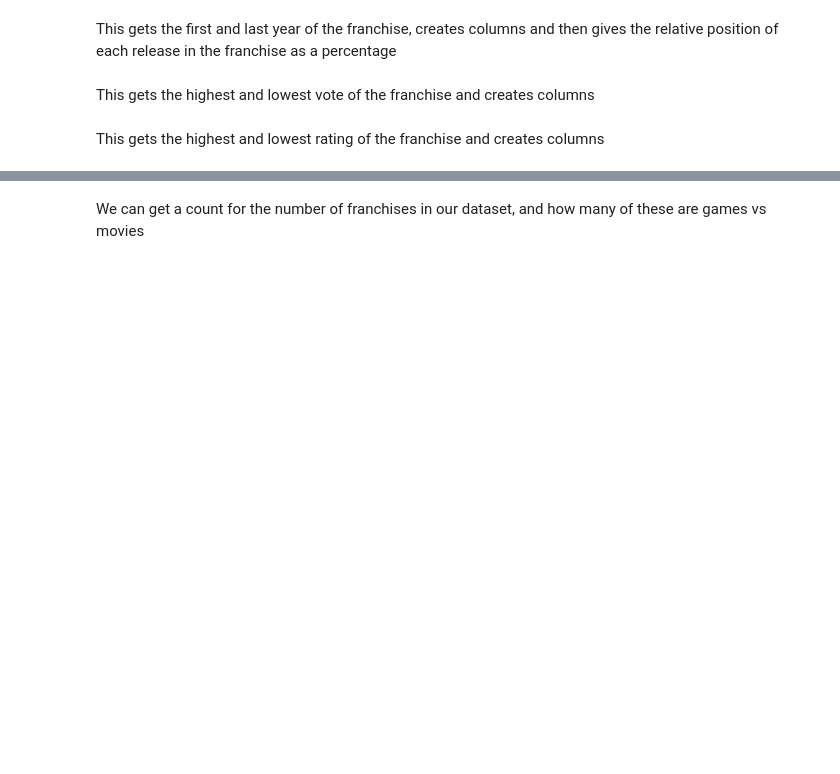
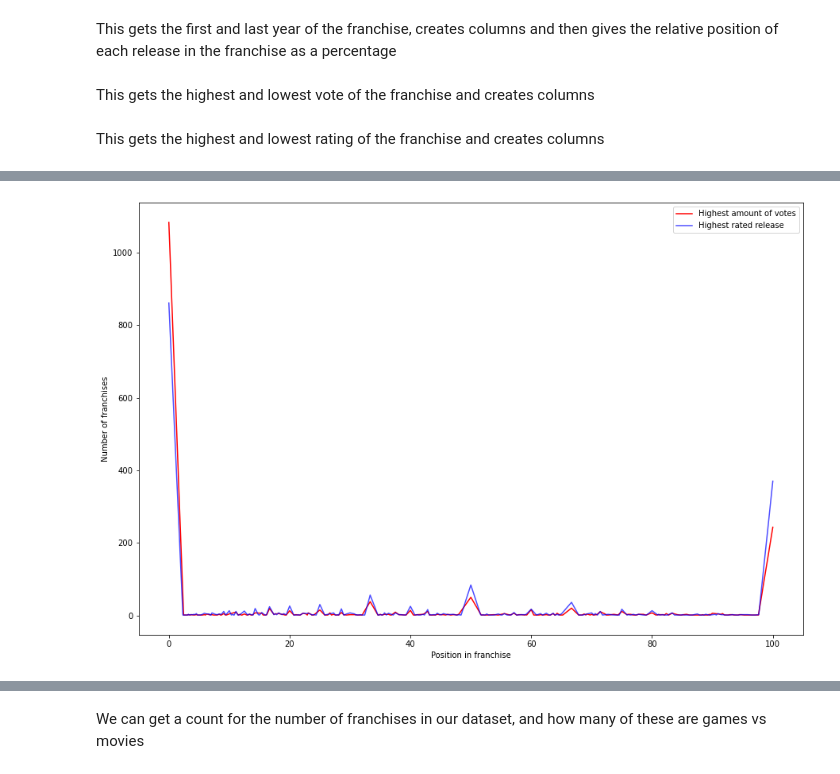
Before and after one commit to adambrennan150/Franchises, a Jupyter notebook: RQ1.ipynb, the cells around one changed output, grey strips where cells are left out. Drawn from its saved outputs; the diff is of its cells as text; code cells hidden in the pictures; blank space fills up the shorter version.

```diff
--- a/RQ1.ipynb
+++ b/RQ1.ipynb
@@ -82,0 +62,9 @@ sns.histplot(data = df[df['franchise_count'] <= 30].groupby('franchise_id')['fra
+# %%
+fig, ax = plt.subplots(figsize=(15, 10))
+
+df[df["max_vote"] == df["votes_average"]].position_in_franchise.value_counts().sort_index().plot(xlabel="Position in franchise", ylabel="Number of franchises", color="red", ax=ax, label = "Highest amount of votes")
+df[df["max_rating"] == df["rating_average"]].position_in_franchise.value_counts().sort_index().plot(color="blue", alpha =0.7, ax=ax, label = "Highest rated release")
+plt.legend()
+plt.show()
+# %% [output]
+[figure, added]
```
Also changed, not shown: parts of 134 cells of this notebook.
